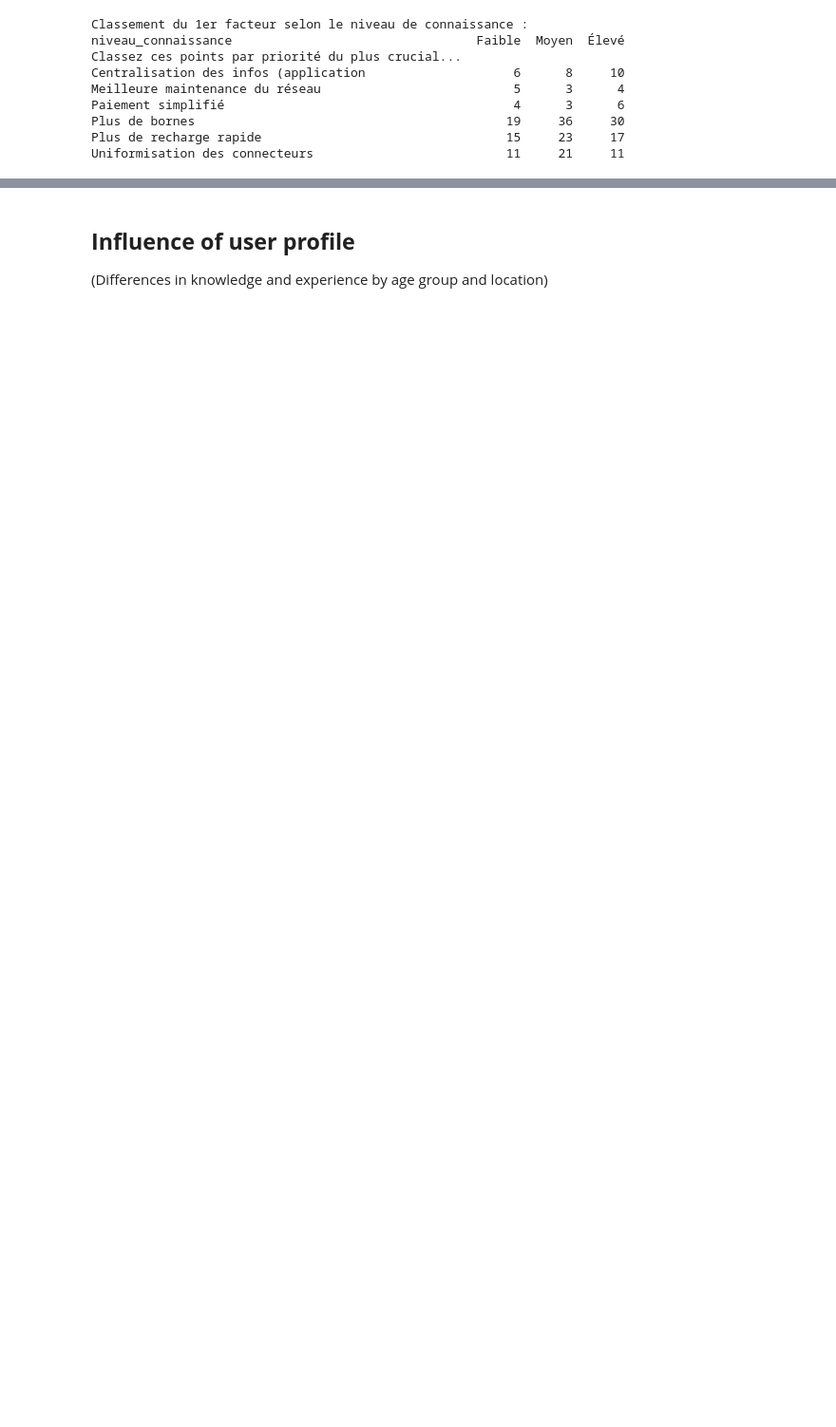
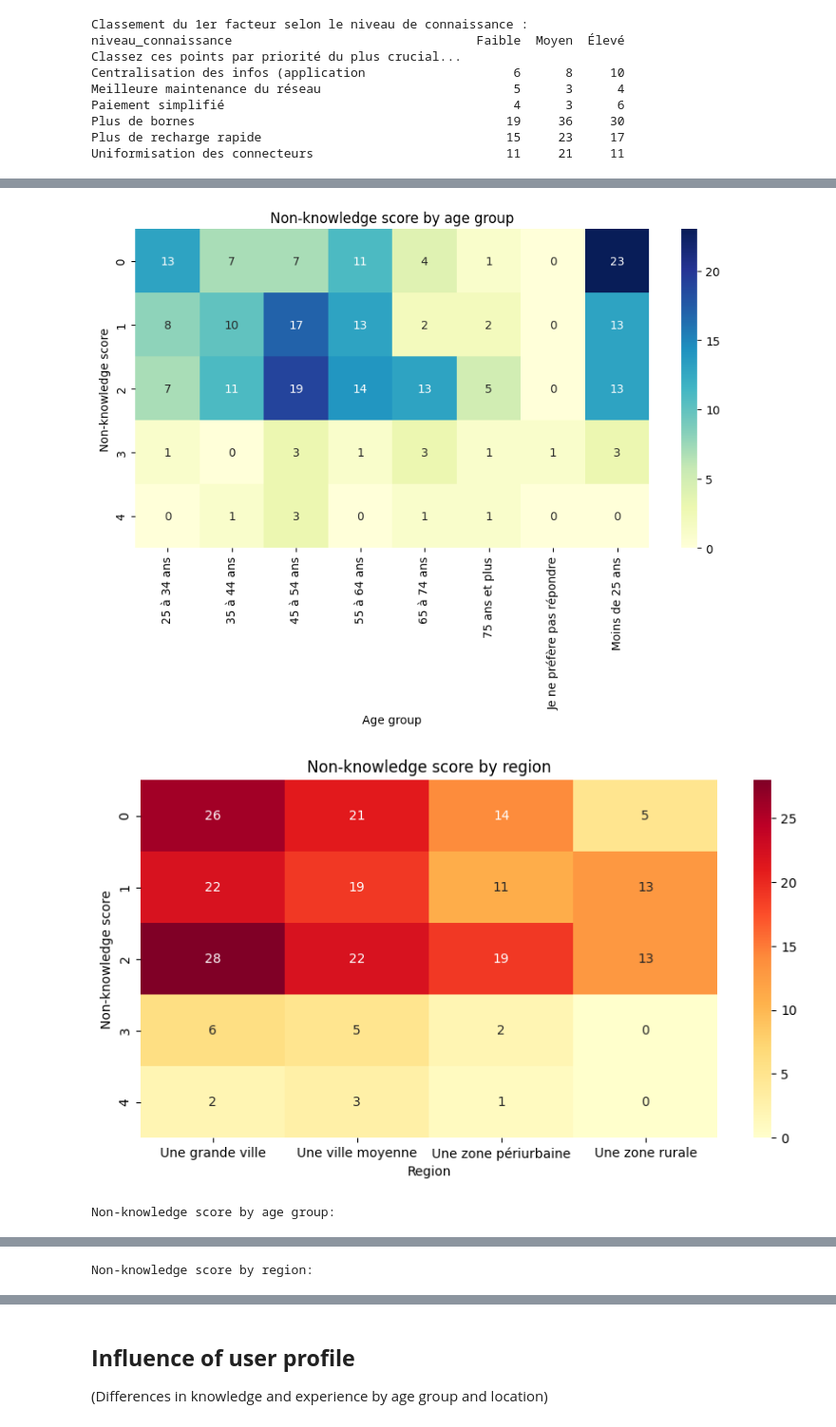
Before and after one commit to Man-G0/EvThesis, a Jupyter notebook: Consumer Knowledge Factors Analysis.ipynb, the cells around one changed output, grey strips where cells are left out. Shown: that part at 95% size. Cells and saved outputs as stored; diff of their text form; code cells hidden in the pictures; blank space fills up the shorter version.

```diff
--- a/Consumer Knowledge Factors Analysis.ipynb
+++ b/Consumer Knowledge Factors Analysis.ipynb
@@ -360,0 +999,23 @@ Uniformisation des connecteurs                          11     21     11
+# %%
+
+plt.figure(figsize=(10,5))
+sns.heatmap(cross_age, annot=True, fmt="d", cmap="YlGnBu")
+plt.title("Non-knowledge score by age group")
+plt.ylabel("Non-knowledge score")
+plt.xlabel("Age group")
+plt.show()
+
+plt.figure(figsize=(10,5))
+sns.heatmap(cross_region, annot=True, fmt="d", cmap="YlOrRd")
+plt.title("Non-knowledge score by region")
+plt.ylabel("Non-knowledge score")
+plt.xlabel("Region")
+plt.show()
+print("Non-knowledge score by age group:")
+display(cross_age)
+print("\nNon-knowledge score by region:")
+display(cross_region)
+# %% [output]
+[figure, added]
+[figure, added]
+Non-knowledge score by age group:
@@ -360,0 +1029 @@ Uniformisation des connecteurs                          11     21     11
+Non-knowledge score by region:
```
Also changed, not shown: parts of 17 cells of this notebook, 9 other files.
